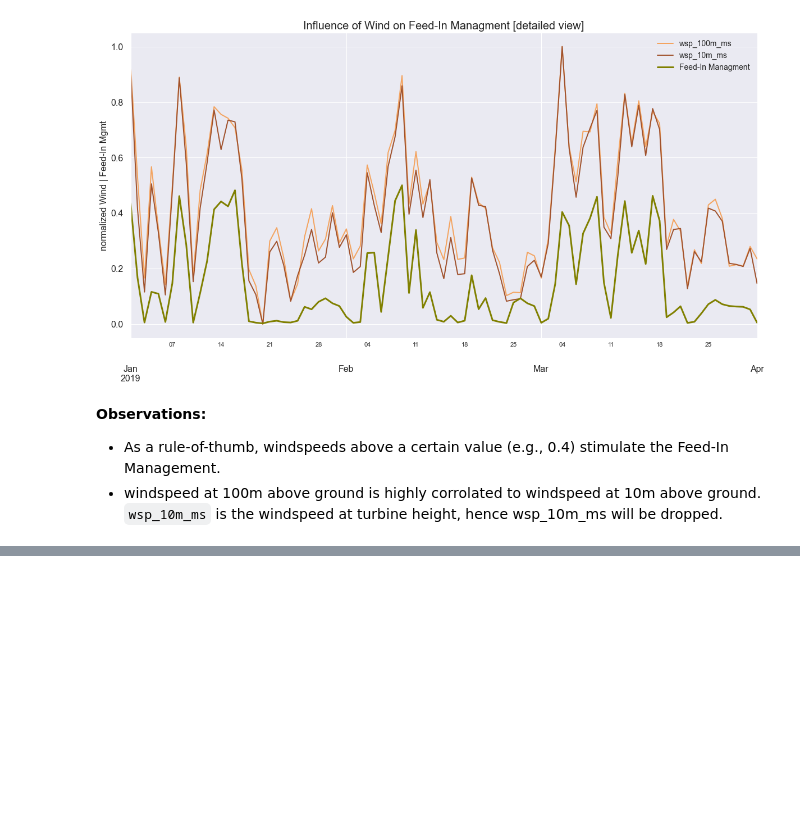
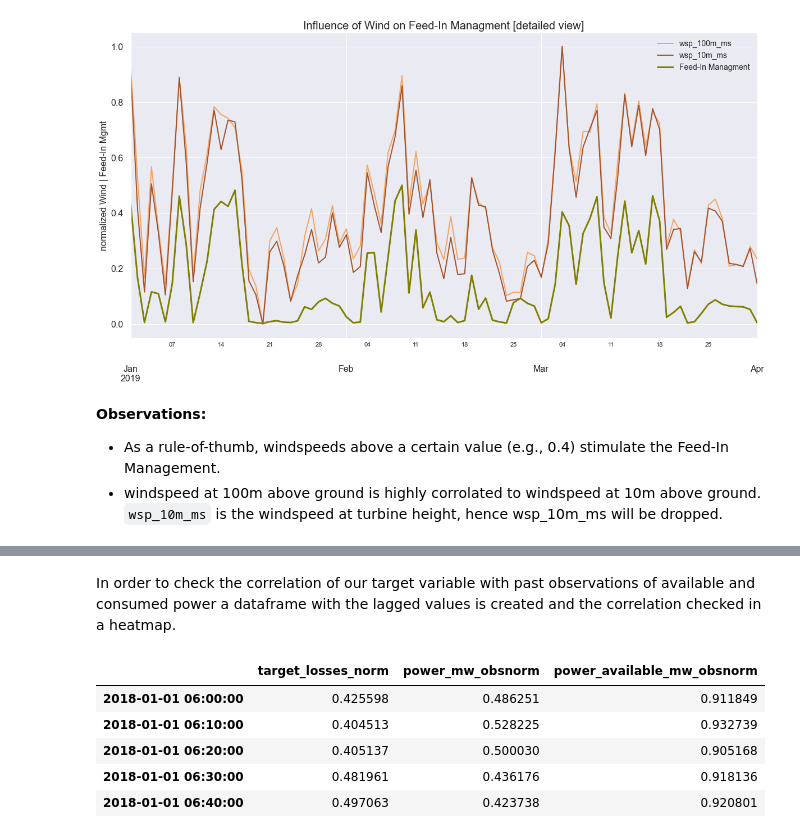
Before and after one commit to JonJae/TimeSeriesPrediction_FeedInMngmt, a Jupyter notebook: FeedInMngmt_EDA.ipynb, the cells around one changed output, grey strips where cells are left out. Saved outputs shown, nothing was run; the diff lists cells and outputs as text; code cells hidden in the pictures; blank space fills up the shorter version.

```diff
--- a/FeedInMngmt_EDA.ipynb
+++ b/FeedInMngmt_EDA.ipynb
@@ -540,0 +556,12 @@ plt.show;
+# %% [markdown]
+In order to check the correlation of our target variable with past observations of available and consumed power a dataframe with the lagged values is created and the correlation checked in a heatmap.
+# %%
+heatmap = df[["target_losses_norm","power_mw_obsnorm", "power_available_mw_obsnorm"]].copy(deep= True)
+heatmap.head()
+# %% [output]
+|  | target_losses_norm | power_mw_obsnorm | power_available_mw_obsnorm |
+| 2018-01-01 06:00:00 | 0.425598 | 0.486251 | 0.911849 |
+| 2018-01-01 06:10:00 | 0.404513 | 0.528225 | 0.932739 |
+| 2018-01-01 06:20:00 | 0.405137 | 0.500030 | 0.905168 |
+| 2018-01-01 06:30:00 | 0.481961 | 0.436176 | 0.918136 |
+| 2018-01-01 06:40:00 | 0.497063 | 0.423738 | 0.920801 |
```
Also changed, not shown: parts of 6 cells of this notebook.
